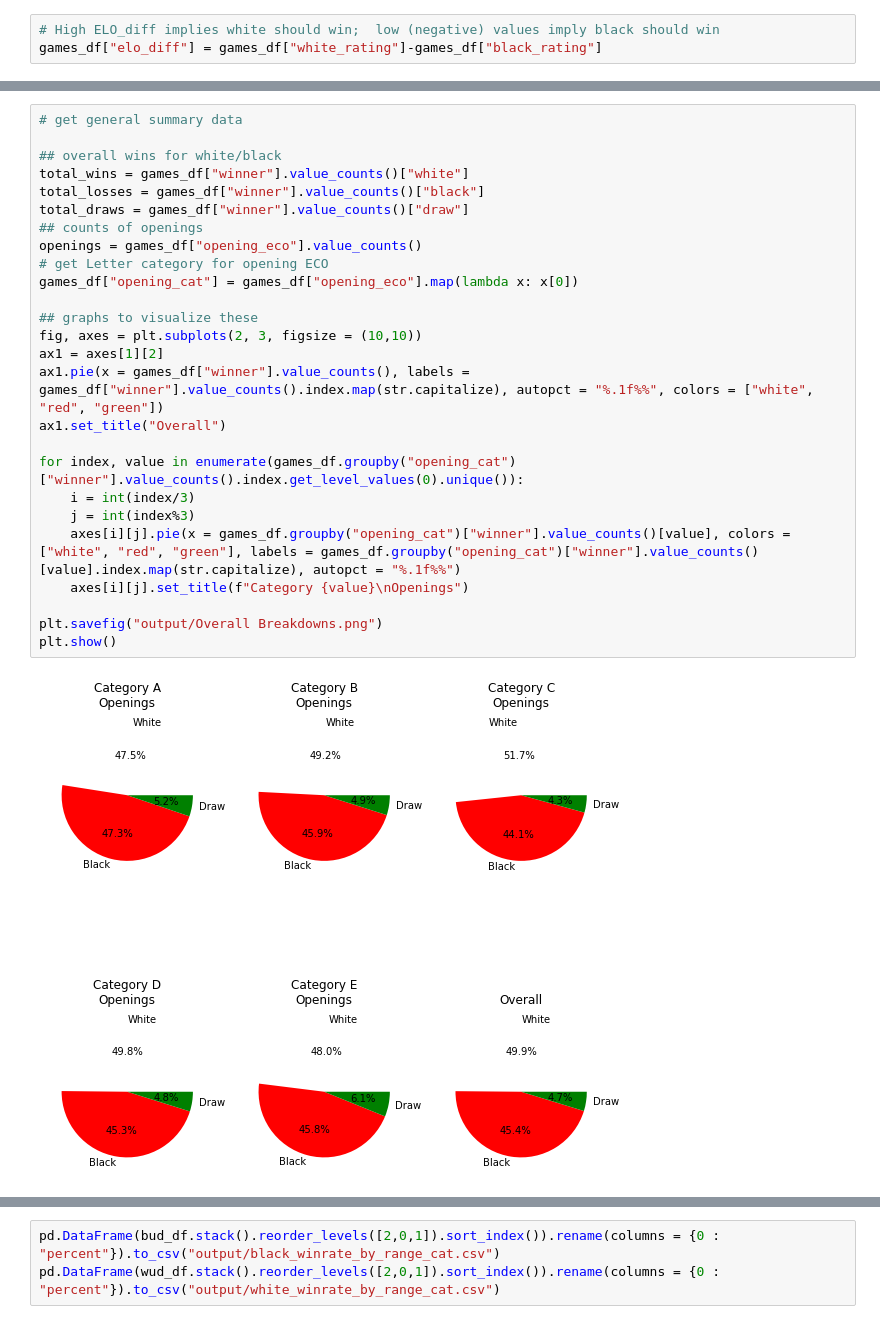
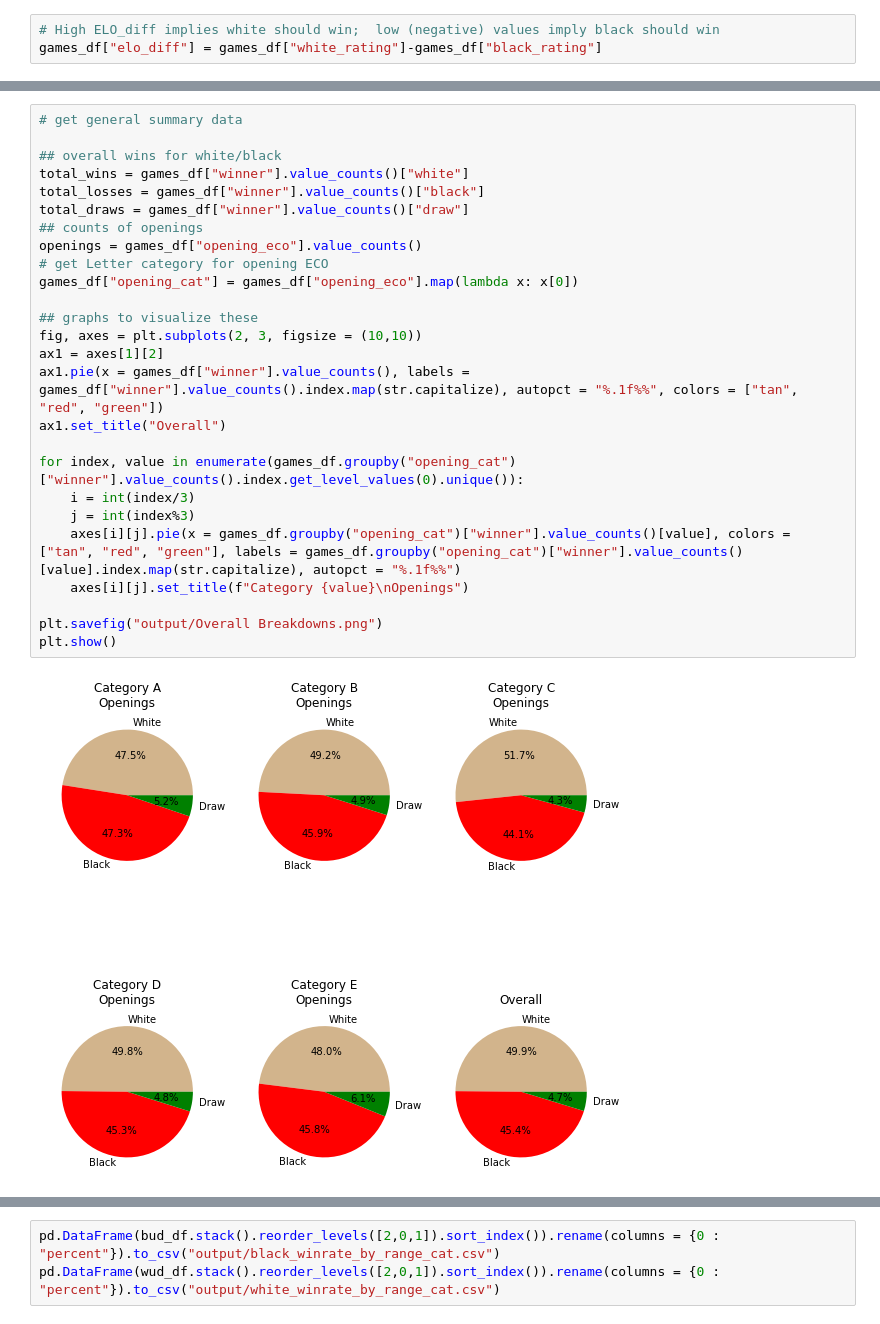
Before and after one commit to engeljason/chess_openings_analysis, a Jupyter notebook: analysis.ipynb, the cells around one changed output, grey strips where cells are left out. Drawn from its saved outputs; the diff is of its cells as text.

```diff
--- a/analysis.ipynb
+++ b/analysis.ipynb
@@ -50,31 +50,31 @@ games_df["elo_diff"] = games_df["white_rating"]-games_df["black_rating"]
 # %%
 # get general summary data
 
 ## overall wins for white/black
 total_wins = games_df["winner"].value_counts()["white"]
 total_losses = games_df["winner"].value_counts()["black"]
 total_draws = games_df["winner"].value_counts()["draw"]
 ## counts of openings
 openings = games_df["opening_eco"].value_counts()
 # get Letter category for opening ECO
 games_df["opening_cat"] = games_df["opening_eco"].map(lambda x: x[0])
 
 ## graphs to visualize these
 fig, axes = plt.subplots(2, 3, figsize = (10,10))
 ax1 = axes[1][2]
-ax1.pie(x = games_df["winner"].value_counts(), labels = games_df["winner"].value_counts().index.map(str.capitalize), autopct = "%.1f%%", colors = ["white", "red", "green"])
+ax1.pie(x = games_df["winner"].value_counts(), labels = games_df["winner"].value_counts().index.map(str.capitalize), autopct = "%.1f%%", colors = ["tan", "red", "green"])
 ax1.set_title("Overall")
 
 for index, value in enumerate(games_df.groupby("opening_cat")["winner"].value_counts().index.get_level_values(0).unique()):
     i = int(index/3)
     j = int(index%3)
-    axes[i][j].pie(x = games_df.groupby("opening_cat")["winner"].value_counts()[value], colors = ["white", "red", "green"], labels = games_df.groupby("opening_cat")["winner"].value_counts()[value].index.map(str.capitalize), autopct = "%.1f%%")
+    axes[i][j].pie(x = games_df.groupby("opening_cat")["winner"].value_counts()[value], colors = ["tan", "red", "green"], labels = games_df.groupby("opening_cat")["winner"].value_counts()[value].index.map(str.capitalize), autopct = "%.1f%%")
     axes[i][j].set_title(f"Category {value}\nOpenings")
 
 plt.savefig("output/Overall Breakdowns.png")
 plt.show()
 # %% [output]
-[figure, old version]
+[figure, new version]
 # %%
 # graph % of times the lower rated player wins per opening per color
 white_ud = (games_df["elo_diff"] < 0) & (games_df["winner"] == "white")
```
Also changed, not shown: parts of 4 cells of this notebook, 4 other files.
